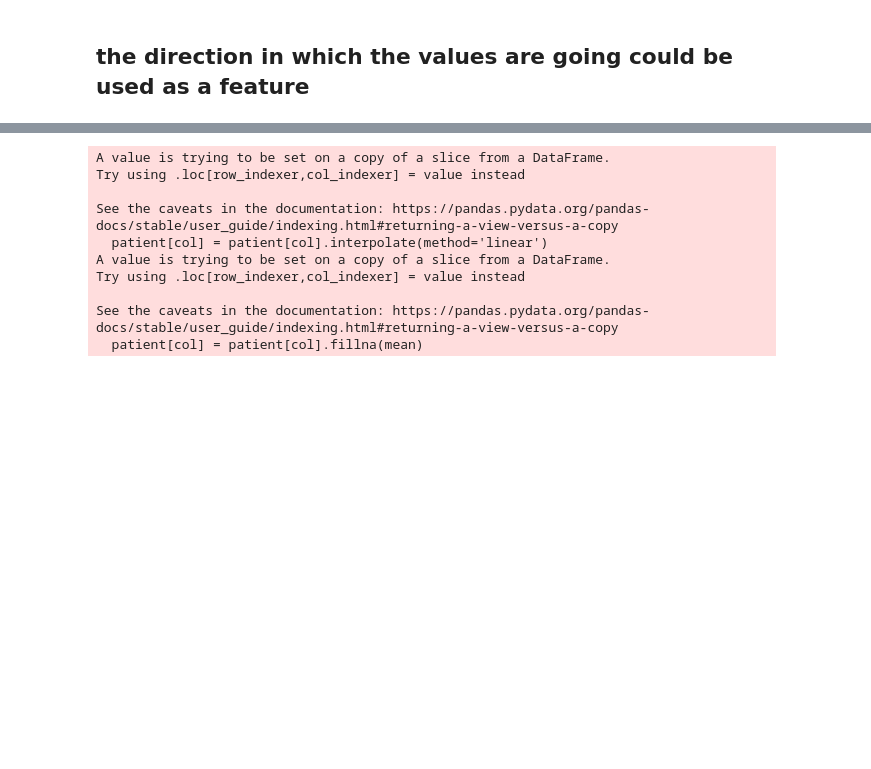
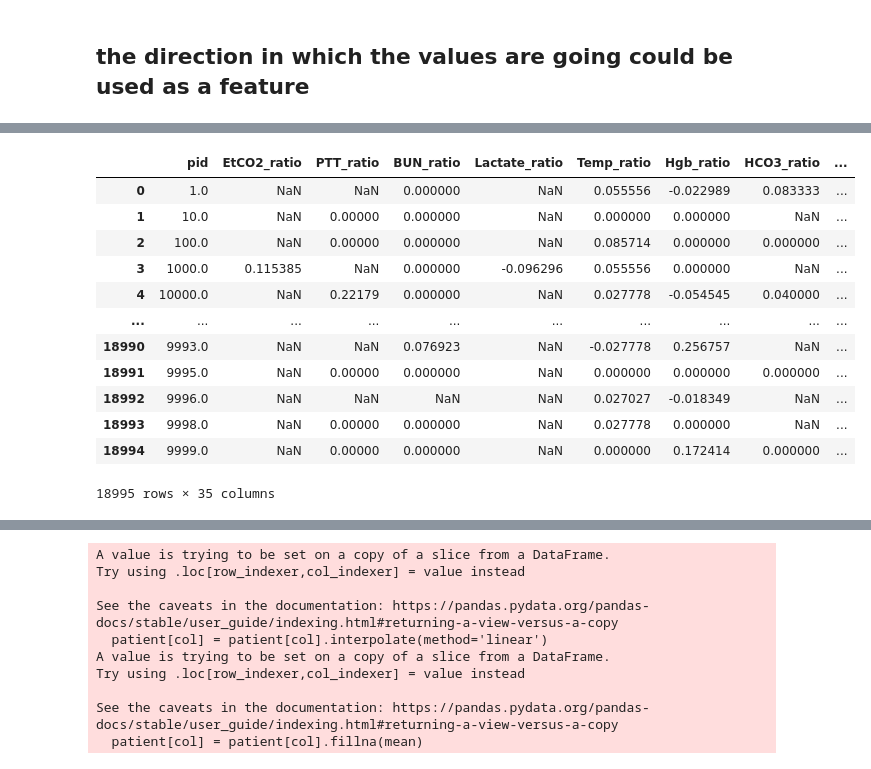
Before and after one commit to timothelaborie/introml, a Jupyter notebook: task2/remove_nan.ipynb, the cells around one changed output, grey strips where cells are left out. Cells and saved outputs as stored; diff of their text form; code cells hidden in the pictures; blank space fills up the shorter version.

Commit message:
ratio and imputation

```diff
--- a/task2/remove_nan.ipynb
+++ b/task2/remove_nan.ipynb
@@ -74,0 +127,23 @@ torch detects GPU:  True
+# %%
+df = pd.read_csv("train_features.csv")
+ratios = pd.DataFrame(df.groupby(["pid"]).last()/df.groupby(["pid"]).first()-1)
+orig_ordering = pd.DataFrame(np.array(df.iloc[:, :].values,  dtype=float)[11::12], columns=df.columns[:])
+ratios = pd.merge(orig_ordering["pid"], ratios, on="pid")
+ratios = ratios.drop(["Time", "Age"], axis=1)
+ratios.columns = [x+"_ratio" for x in ratios.columns]
+ratios.rename(columns={'pid_ratio': 'pid'}, inplace=True)
+ratios
+# %% [output]
+|  | pid | EtCO2_ratio | PTT_ratio | BUN_ratio | Lactate_ratio | Temp_ratio | Hgb_ratio | HCO3_ratio | ... |
+| 0 | 1.0 | NaN | NaN | 0.000000 | NaN | 0.055556 | -0.022989 | 0.083333 | ... |
+| 1 | 10.0 | NaN | 0.00000 | 0.000000 | NaN | 0.000000 | 0.000000 | NaN | ... |
+| 2 | 100.0 | NaN | 0.00000 | 0.000000 | NaN | 0.085714 | 0.000000 | 0.000000 | ... |
+| 3 | 1000.0 | 0.115385 | NaN | 0.000000 | -0.096296 | 0.055556 | 0.000000 | NaN | ... |
+| 4 | 10000.0 | NaN | 0.22179 | 0.000000 | NaN | 0.027778 | -0.054545 | 0.040000 | ... |
+| ... | ... | ... | ... | ... | ... | ... | ... | ... | ... |
+| 18990 | 9993.0 | NaN | NaN | 0.076923 | NaN | -0.027778 | 0.256757 | NaN | ... |
+| 18991 | 9995.0 | NaN | 0.00000 | 0.000000 | NaN | 0.000000 | 0.000000 | 0.000000 | ... |
+| 18992 | 9996.0 | NaN | NaN | NaN | NaN | 0.027027 | -0.018349 | NaN | ... |
+| 18993 | 9998.0 | NaN | 0.00000 | 0.000000 | NaN | 0.027778 | 0.000000 | NaN | ... |
+| 18994 | 9999.0 | NaN | 0.00000 | 0.000000 | NaN | 0.000000 | 0.172414 | 0.000000 | ... |
+18995 rows × 35 columns
```
Also changed, not shown: parts of 7 cells of this notebook, 8 other files.
